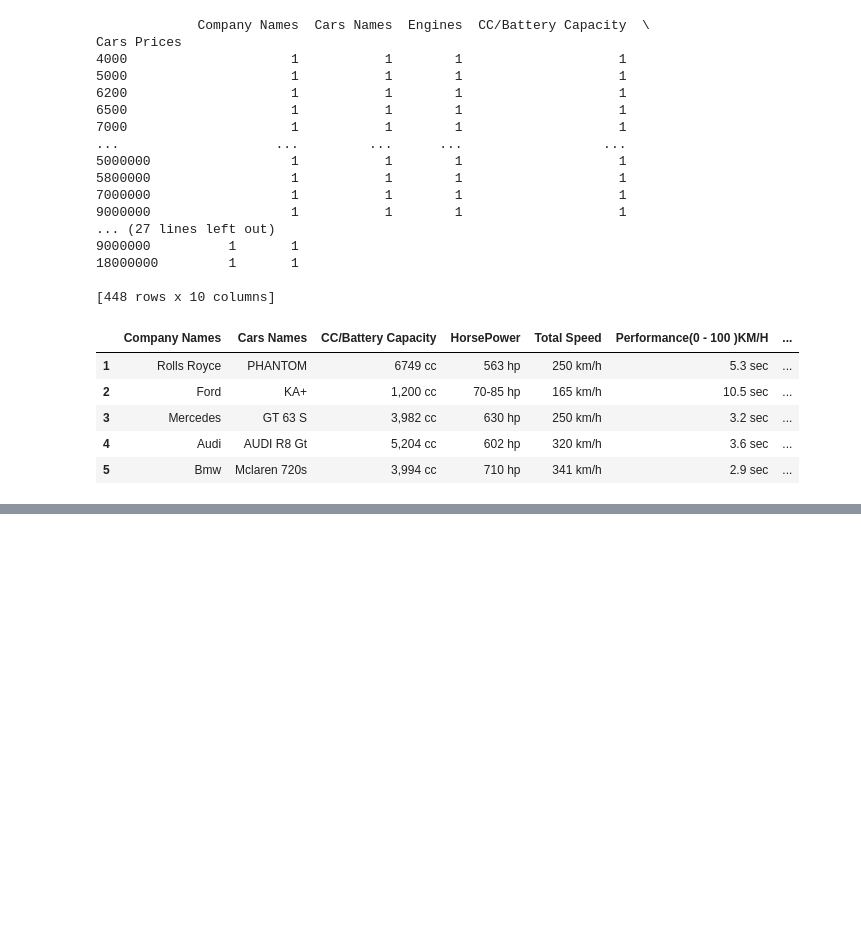
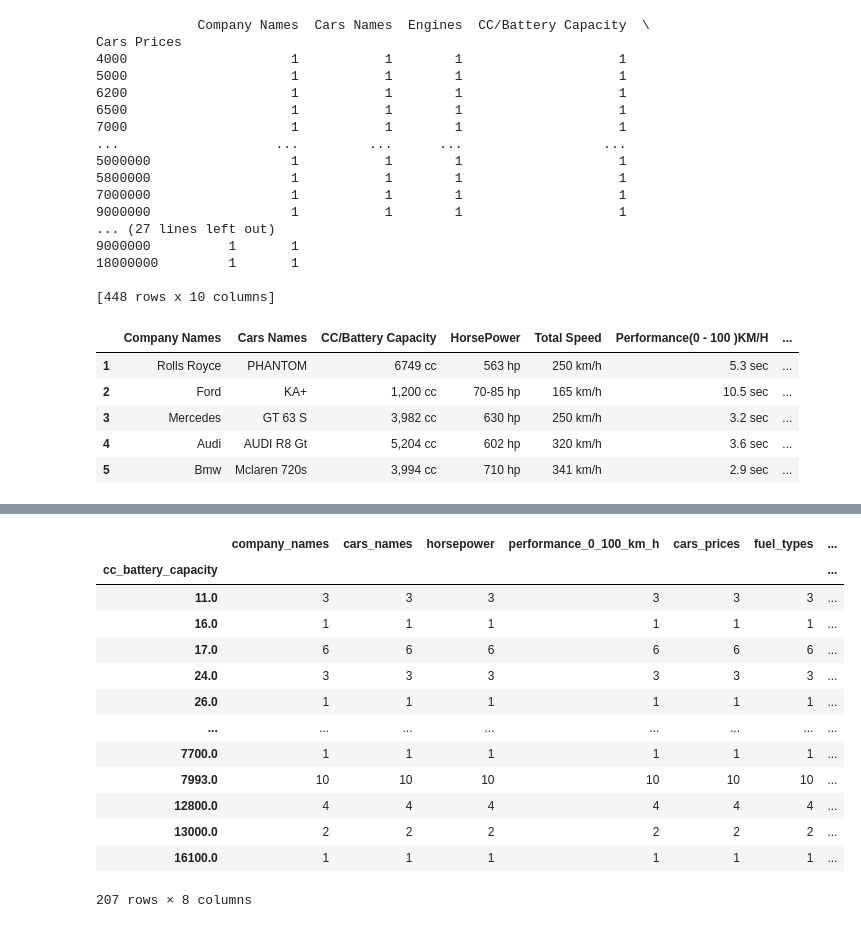
Before and after one commit to Wazard/GruppoX-Car-Analysis, a Jupyter notebook: car_analysis.ipynb, the cells around one changed output, grey strips where cells are left out. Saved outputs shown, nothing was run; the diff lists cells and outputs as text; code cells hidden in the pictures; blank space fills up the shorter version.

```diff
--- a/car_analysis.ipynb
+++ b/car_analysis.ipynb
@@ -229,0 +270,22 @@ clean_df.head()
+# %%
+col = "cc_battery_capacity"
+
+handler.try_clean_string_to_number_col(col)
+clean_df = handler.df.copy()
+group_df = clean_df.groupby(col).count()
+group_df.head(1500)
+# %% [output]
+|  | company_names | cars_names | horsepower | performance_0_100_km_h | cars_prices | fuel_types | ... |
+| cc_battery_capacity |  |  |  |  |  |  | ... |
+| 11.0 | 3 | 3 | 3 | 3 | 3 | 3 | ... |
+| 16.0 | 1 | 1 | 1 | 1 | 1 | 1 | ... |
+| 17.0 | 6 | 6 | 6 | 6 | 6 | 6 | ... |
+| 24.0 | 3 | 3 | 3 | 3 | 3 | 3 | ... |
+| 26.0 | 1 | 1 | 1 | 1 | 1 | 1 | ... |
+| ... | ... | ... | ... | ... | ... | ... | ... |
+| 7700.0 | 1 | 1 | 1 | 1 | 1 | 1 | ... |
+| 7993.0 | 10 | 10 | 10 | 10 | 10 | 10 | ... |
+| 12800.0 | 4 | 4 | 4 | 4 | 4 | 4 | ... |
+| 13000.0 | 2 | 2 | 2 | 2 | 2 | 2 | ... |
+| 16100.0 | 1 | 1 | 1 | 1 | 1 | 1 | ... |
+207 rows × 8 columns
```
Also changed, not shown: parts of 7 cells of this notebook, 1 other file.
